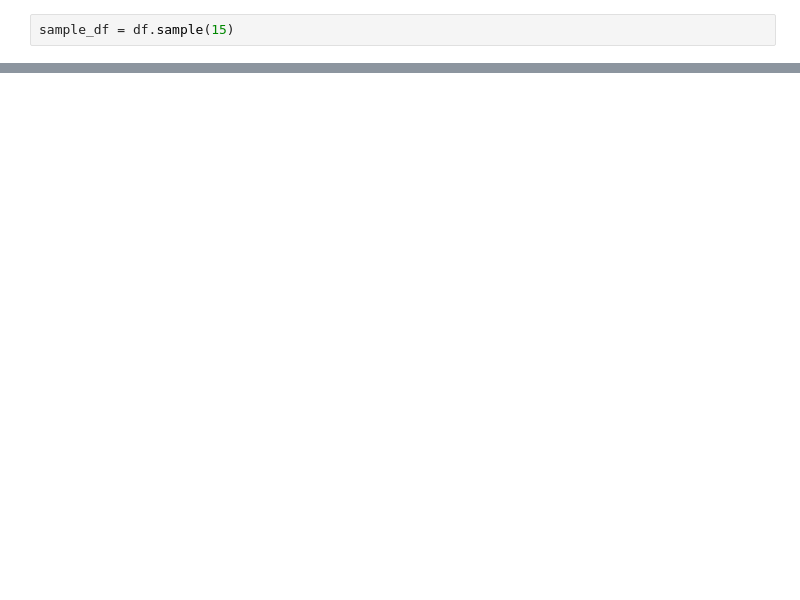
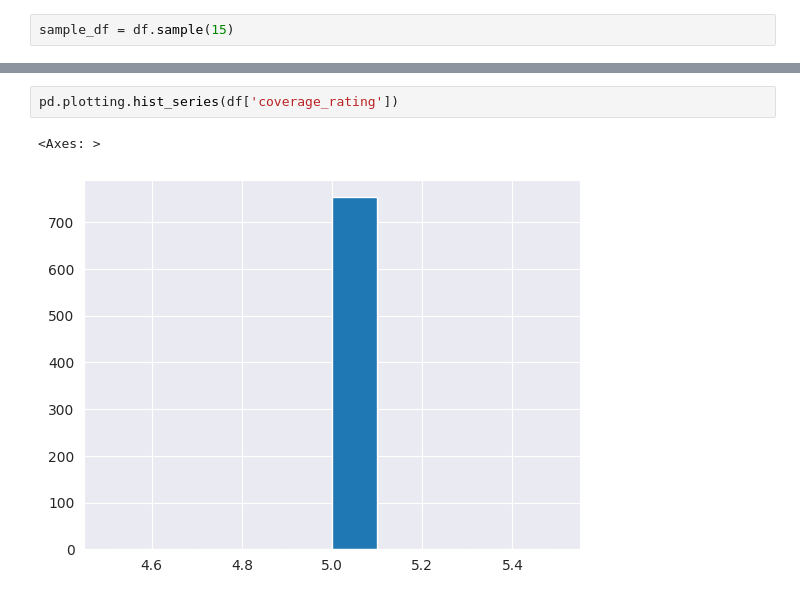
Before and after one commit to witold87/llm-bielik-ft-legal, a Jupyter notebook: src/data.ipynb, the cells around one changed output, grey strips where cells are left out. Saved outputs shown, nothing was run; the diff lists cells and outputs as text; blank space fills up the shorter version.

```diff
--- a/src/data.ipynb
+++ b/src/data.ipynb
@@ -313,0 +236,5 @@ mask[np.triu_indices_from(mask)] = True
+# %%
+pd.plotting.hist_series(df['coverage_rating'])
+# %% [output]
+<Axes: >
+[figure, added]
```
Also changed, not shown: parts of 63 cells of this notebook, 5 other files.
